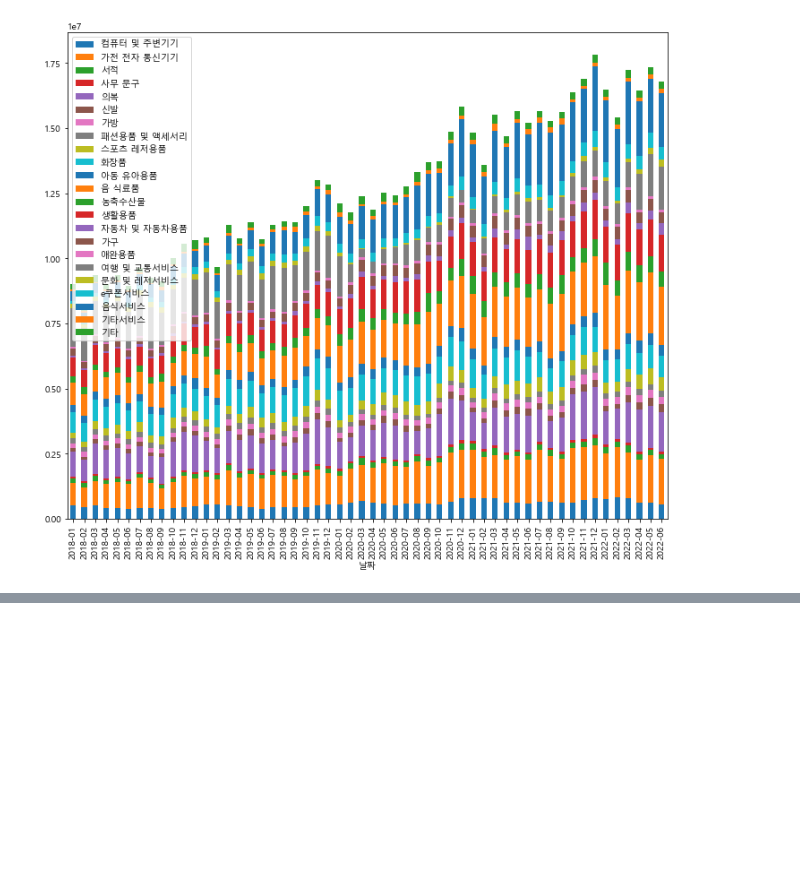
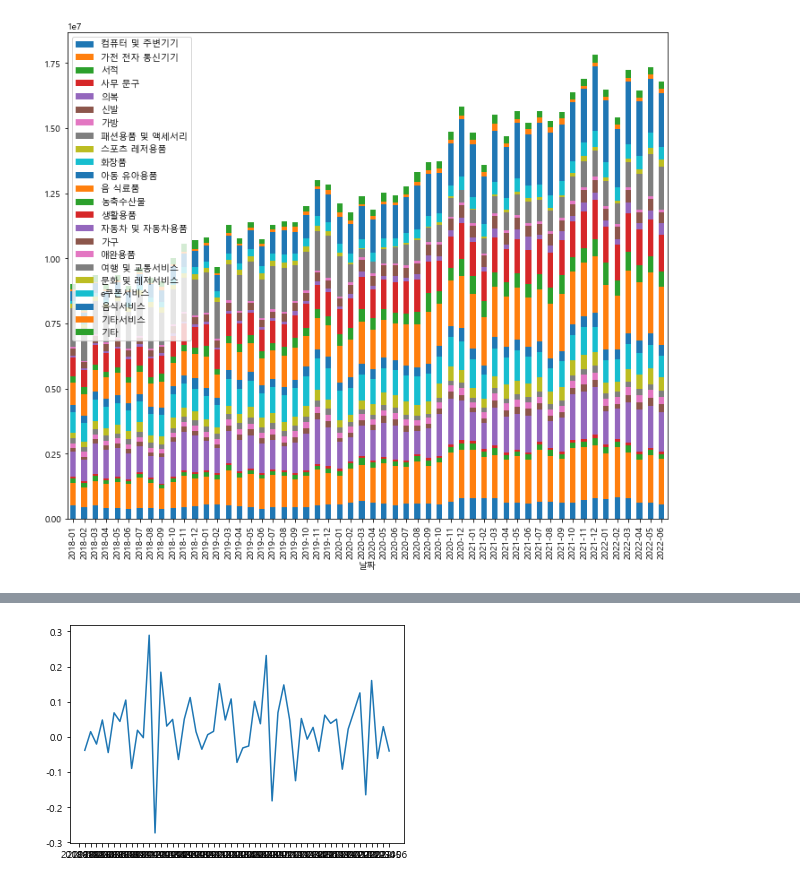
Before and after one commit to jkim0313/project1_dajopay, a Jupyter notebook: preprocess.ipynb, the cells around one changed output, grey strips where cells are left out. Cells and saved outputs as stored; diff of their text form; code cells hidden in the pictures; blank space fills up the shorter version.

```diff
--- a/preprocess.ipynb
+++ b/preprocess.ipynb
@@ -360,3 +360,6 @@ df.plot(kind='bar', figsize=(12,10), stacked=True)
 plt.show()
 # %% [output]
 [figure]
+# %%
+df_food_service = df[["음 식료품", "농축수산물", "e쿠폰서비스", "음식서비스"]]
+df_food_service.head()
@@ -362,0 +374,3 @@ plt.show()
+# %%
+df_food_service["음 식료품 등락률"] = df_food_service["음 식료품"].pct_change()
+df_food_service.head()
@@ -362,0 +390,5 @@ plt.show()
+# %%
+plt.plot(df_food_service["음 식료품 등락률"])
+plt.show()
+# %% [output]
+[figure, added]
```
Also changed, not shown: parts of 11 cells of this notebook.
